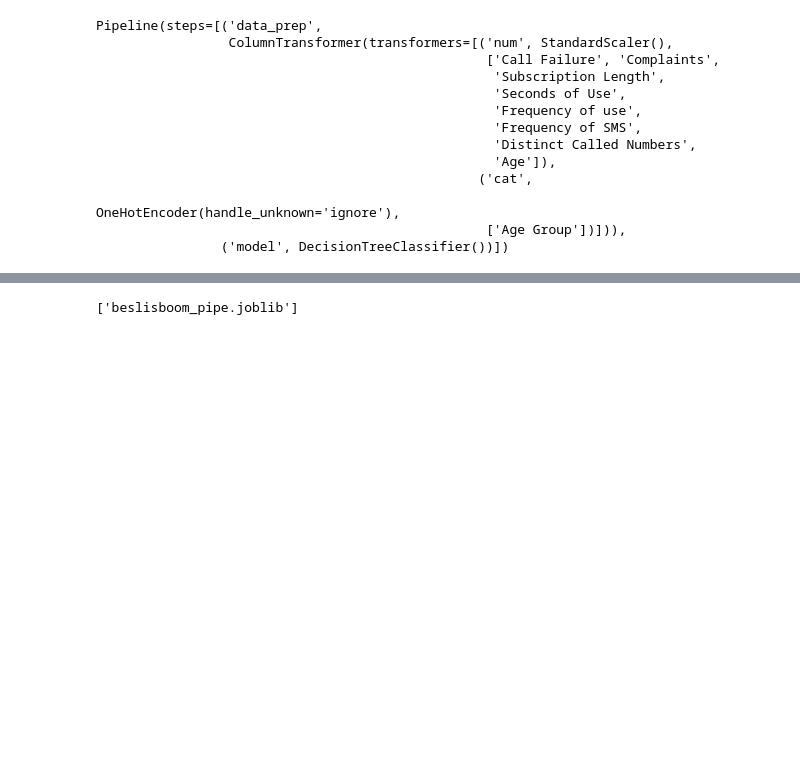
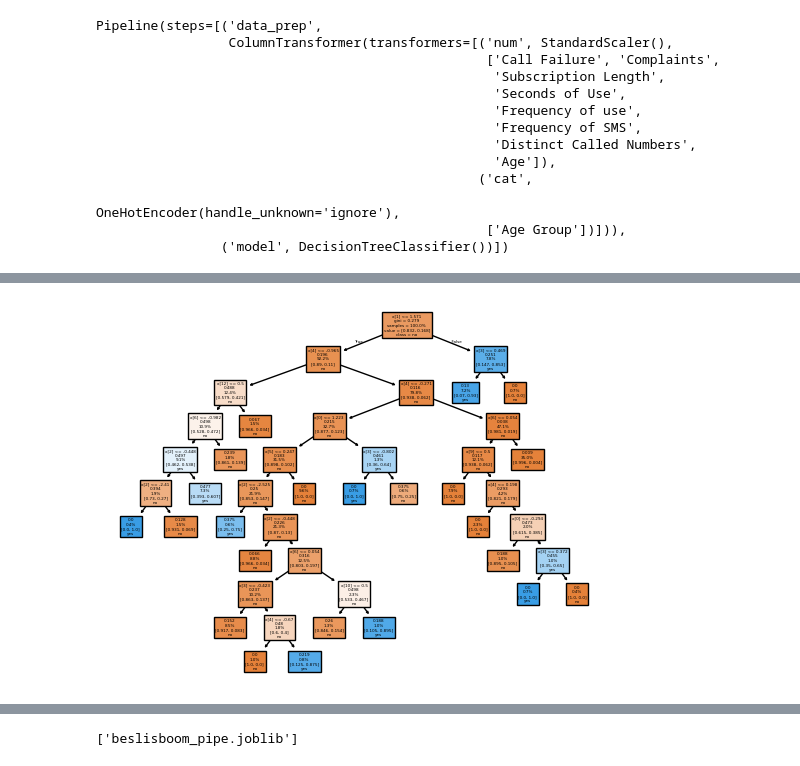
Before and after one commit to Murielle01/BP-3.4, a Jupyter notebook: scripts/opdracht 2/beslisboom.ipynb, the cells around one changed output, grey strips where cells are left out. Cells and saved outputs as stored; diff of their text form; code cells hidden in the pictures; blank space fills up the shorter version.

```diff
--- a/scripts/opdracht 2/beslisboom.ipynb
+++ b/scripts/opdracht 2/beslisboom.ipynb
@@ -128,0 +245,11 @@ Pipeline(steps=[('data_prep',
+# %%
+beslisboom_pipe.set_params(model__ccp_alpha = 0.0025)
+pruned_tree = beslisboom_pipe.fit(X, y)
+plot_tree(pruned_tree.named_steps['model'],
+            class_names = ['no', 'yes'],
+            filled = True,
+            proportion=True,
+            label = 'root')
+plt.show()
+# %% [output]
+[figure, added]
```
Also changed, not shown: parts of 10 cells of this notebook, 1 other file.
